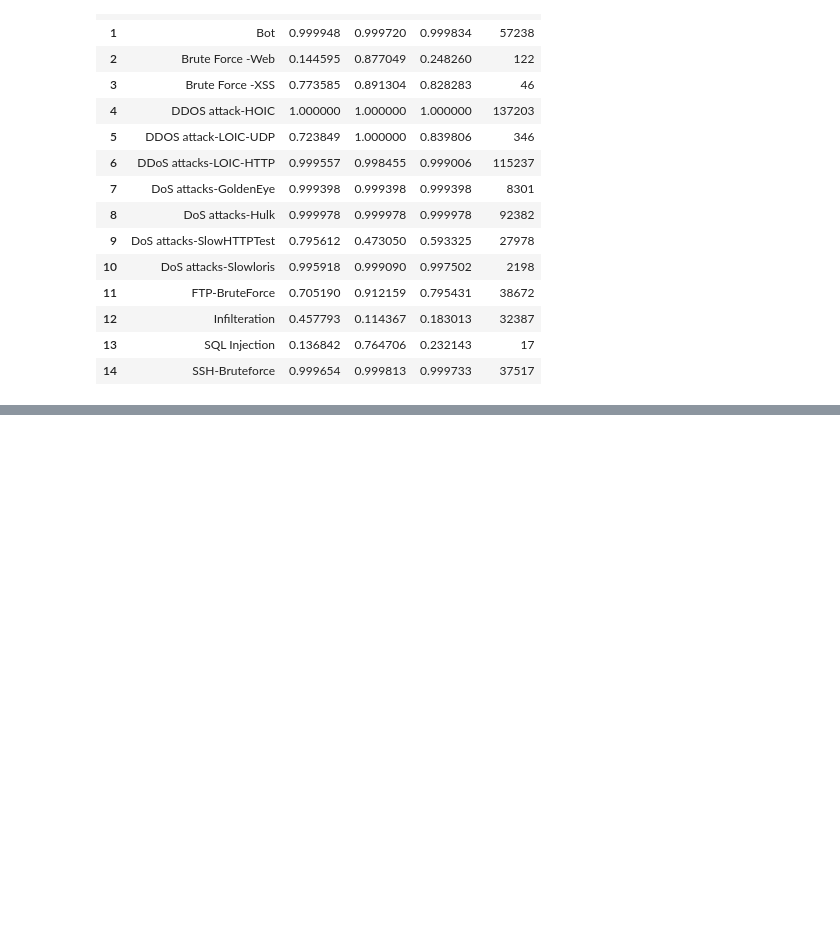
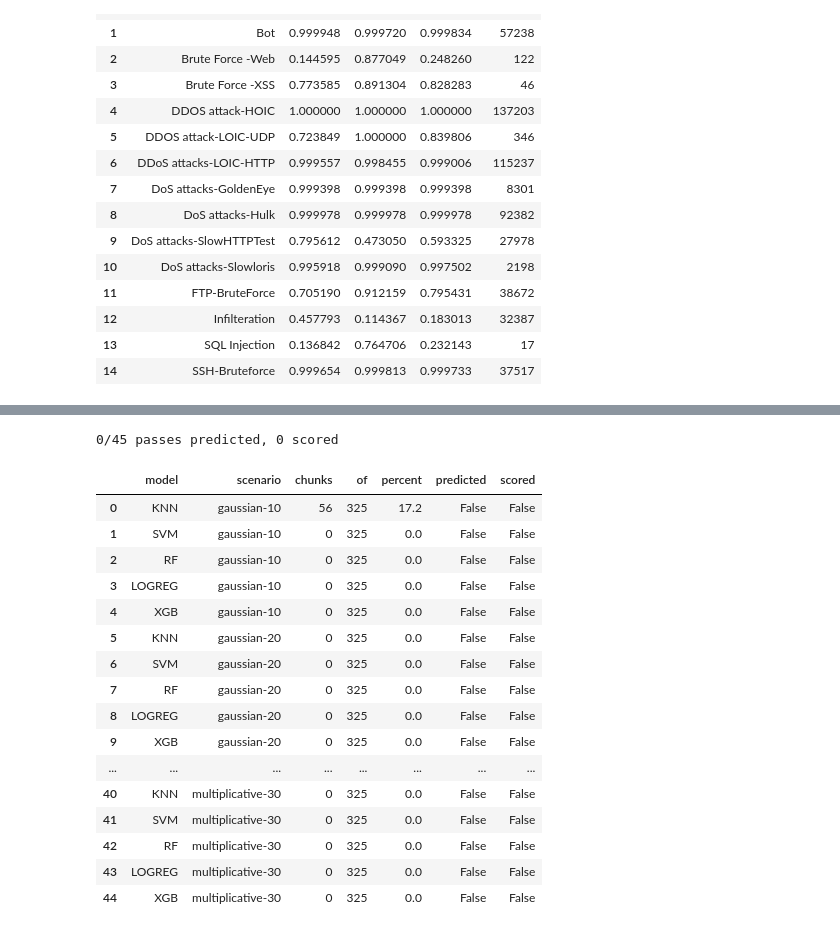
Before and after one commit to JoxNeis/ml-ids, a Jupyter notebook: mlids.ipynb, the cells around one changed output, grey strips where cells are left out. Cells and saved outputs as stored; diff of their text form; code cells hidden in the pictures; blank space fills up the shorter version.

```diff
--- a/mlids.ipynb
+++ b/mlids.ipynb
@@ -4140,0 +4199,12 @@ https://scikit-learn.org/stable/model_persistence.html#security-maintainability-
+# %%
+PATH_FOLDER_NOISY = "data-noisy"
+# %%
+NOISE_TYPES = ("gaussian", "uniform", "multiplicative")
+NOISE_INTENSITIES = (0.10, 0.20, 0.30)
+NOISE_RANDOM_SEED = 42
+
+# The five models, in the order they are reported and plotted. Kept here rather than
+# derived from `get_noise_model_registry()` so that the whole comparison half of this
+# section - collecting, ranking, plotting - runs from the cached predictions alone,
+# without importing cuML/TensorFlow/XGBoost or needing the model files on disk.
+NOISE_MODEL_ORDER = ("KNN", "SVM", "RF", "LOGREG", "XGB")
@@ -4140,0 +4231,20 @@ https://scikit-learn.org/stable/model_persistence.html#security-maintainability-
+# %%
+def get_noise_scenario_name(noise_type: str, intensity: float) -> str:
+    """`("gaussian", 0.10)` -> `"gaussian-10"`.
+
+    Zero-padded so the nine scenario folders sort in intensity order on disk rather
+    than lexically (`gaussian-10`, `gaussian-20`, `gaussian-30`).
+    """
+    return f"{noise_type}-{round(intensity * 100):02d}"
+
+
+def get_noise_scenarios(
+    noise_types: tuple[str, ...] = NOISE_TYPES,
+    intensities: tuple[float, ...] = NOISE_INTENSITIES,
+) -> list[tuple[str, float, str]]:
+    """The full grid as `(noise_type, intensity, scenario_name)` triples."""
+    return [
+        (noise_type, intensity, get_noise_scenario_name(noise_type, intensity))
+        for noise_type in noise_types
+        for intensity in intensities
+    ]
@@ -4140,0 +4655,9 @@ https://scikit-learn.org/stable/model_persistence.html#security-maintainability-
+# %%
+PATH_NOISE_PREDICTION_SUBFOLDER = "noise"
+
+
+def get_noise_prediction_folder(
+    model_key: str, scenario: str, folder: str = PATH_FOLDER_PREDICTION_RESULT
+) -> str:
+    """Where one (model, scenario) pair caches its prediction chunks."""
+    return os.path.join(folder, model_key, PATH_NOISE_PREDICTION_SUBFOLDER, scenario)
@@ -4140,0 +5017,21 @@ https://scikit-learn.org/stable/model_persistence.html#security-maintainability-
+# %%
+noise_prediction_status()
+# %% [output]
+0/45 passes predicted, 0 scored
+|  | model | scenario | chunks | of | percent | predicted | scored |
+| 0 | KNN | gaussian-10 | 56 | 325 | 17.2 | False | False |
+| 1 | SVM | gaussian-10 | 0 | 325 | 0.0 | False | False |
+| 2 | RF | gaussian-10 | 0 | 325 | 0.0 | False | False |
+| 3 | LOGREG | gaussian-10 | 0 | 325 | 0.0 | False | False |
+| 4 | XGB | gaussian-10 | 0 | 325 | 0.0 | False | False |
+| 5 | KNN | gaussian-20 | 0 | 325 | 0.0 | False | False |
+| 6 | SVM | gaussian-20 | 0 | 325 | 0.0 | False | False |
+| 7 | RF | gaussian-20 | 0 | 325 | 0.0 | False | False |
+| 8 | LOGREG | gaussian-20 | 0 | 325 | 0.0 | False | False |
+| 9 | XGB | gaussian-20 | 0 | 325 | 0.0 | False | False |
+| ... | ... | ... | ... | ... | ... | ... | ... |
+| 40 | KNN | multiplicative-30 | 0 | 325 | 0.0 | False | False |
+| 41 | SVM | multiplicative-30 | 0 | 325 | 0.0 | False | False |
+| 42 | RF | multiplicative-30 | 0 | 325 | 0.0 | False | False |
+| 43 | LOGREG | multiplicative-30 | 0 | 325 | 0.0 | False | False |
+| 44 | XGB | multiplicative-30 | 0 | 325 | 0.0 | False | False |
```
Also changed, not shown: parts of 110 cells of this notebook, 6 other files.
